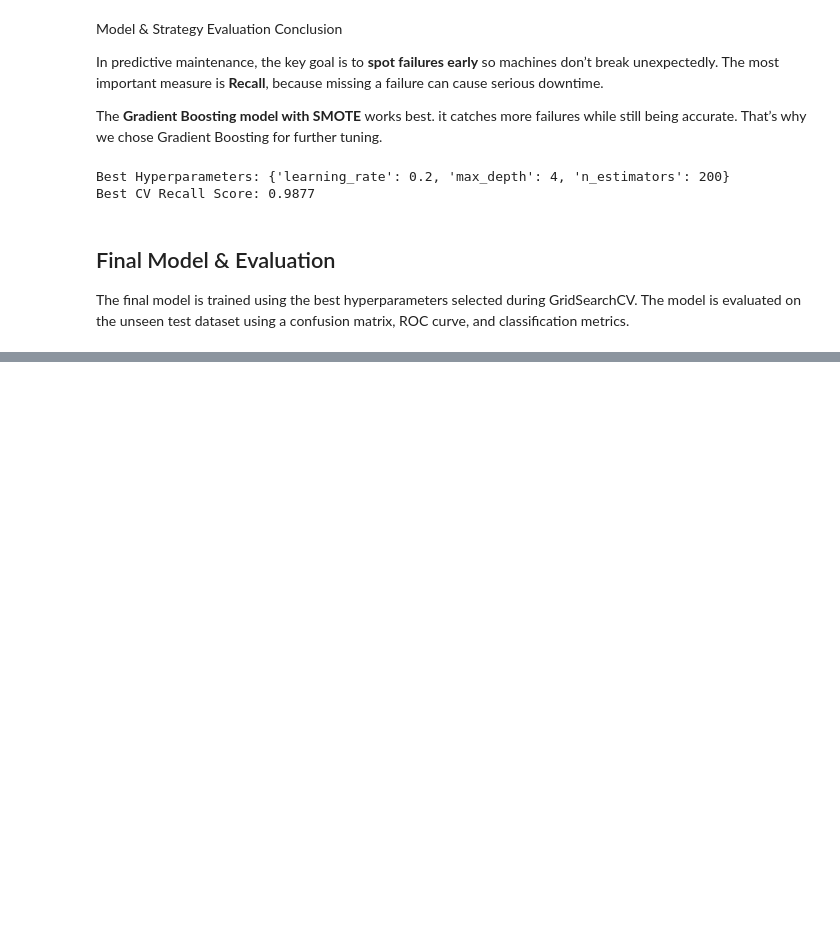
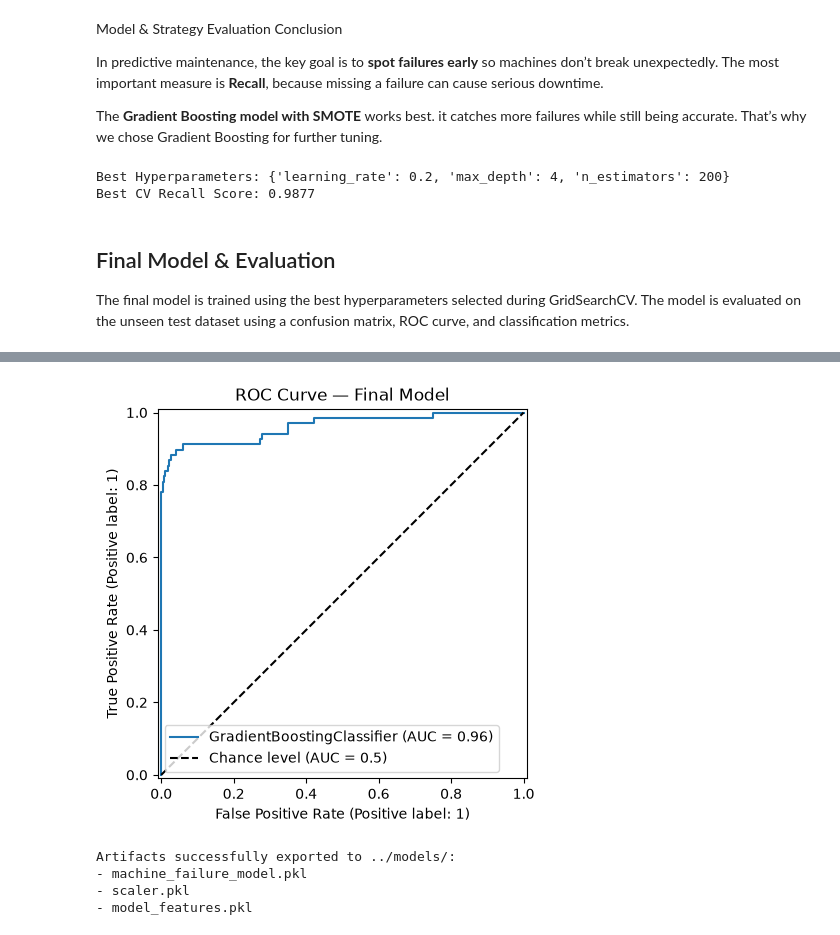
Before and after one commit to chaminduchirantha/predictive-maintenance-rul, a Jupyter notebook: notebooks/ml_final_project.ipynb, the cells around one changed output, grey strips where cells are left out. Drawn from its saved outputs; the diff is of its cells as text; code cells hidden in the pictures; blank space fills up the shorter version.

```diff
--- a/notebooks/ml_final_project.ipynb
+++ b/notebooks/ml_final_project.ipynb
@@ -486,0 +439,32 @@ The following examples demonstrate how the final model behaves for a normal mach
+# %%
+# Chart 9 — ROC Curve
+from sklearn.metrics import RocCurveDisplay
+
+RocCurveDisplay.from_estimator(final_model, X_test_scaled, y_test)
+plt.title('ROC Curve — Final Model')
+plt.plot([0, 1], [0, 1], 'k--', label='Chance level (AUC = 0.5)')
+plt.legend()
+plt.show()
+# %% [output]
+[figure, added]
+# %%
+import joblib
+import os
+
+# Export artifacts to models directory
+models_dir = '../models' if os.path.exists('../models') else 'models'
+os.makedirs(models_dir, exist_ok=True)
+
+joblib.dump(final_model, os.path.join(models_dir, 'machine_failure_model.pkl'))
+joblib.dump(scaler, os.path.join(models_dir, 'scaler.pkl'))
+joblib.dump(X.columns.tolist(), os.path.join(models_dir, 'model_features.pkl'))
+
+print(f"Artifacts successfully exported to {models_dir}/:")
+print("- machine_failure_model.pkl")
+print("- scaler.pkl")
+print("- model_features.pkl")
+# %% [output]
+Artifacts successfully exported to ../models/:
+- machine_failure_model.pkl
+- scaler.pkl
+- model_features.pkl
```
Also changed, not shown: parts of 14 cells of this notebook, 1 other file.
